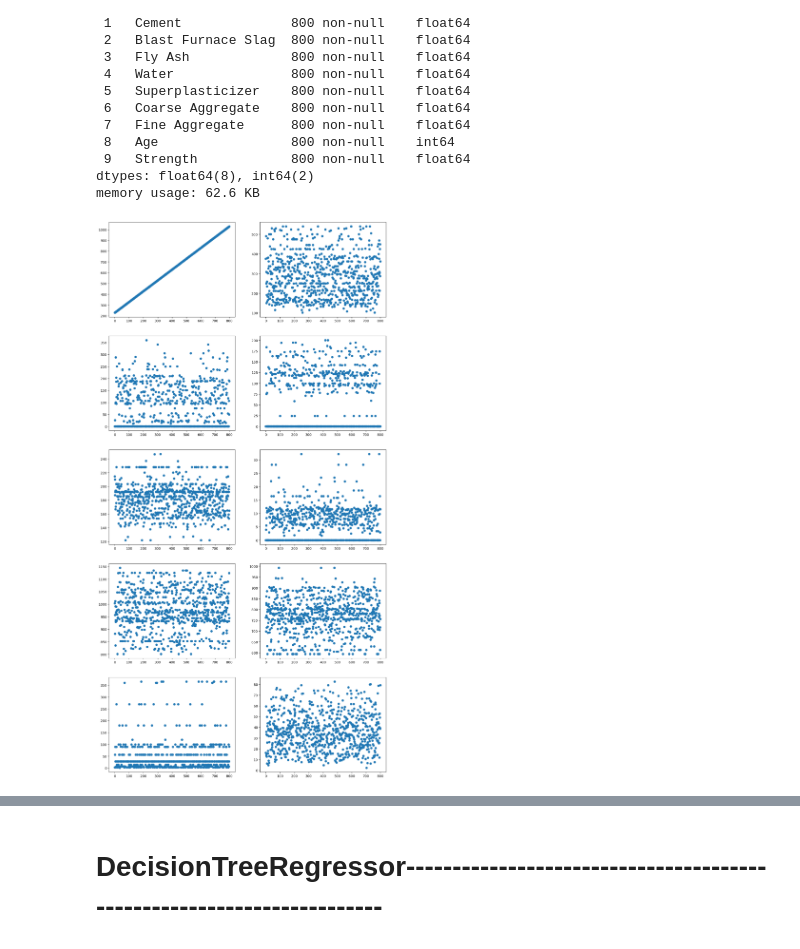
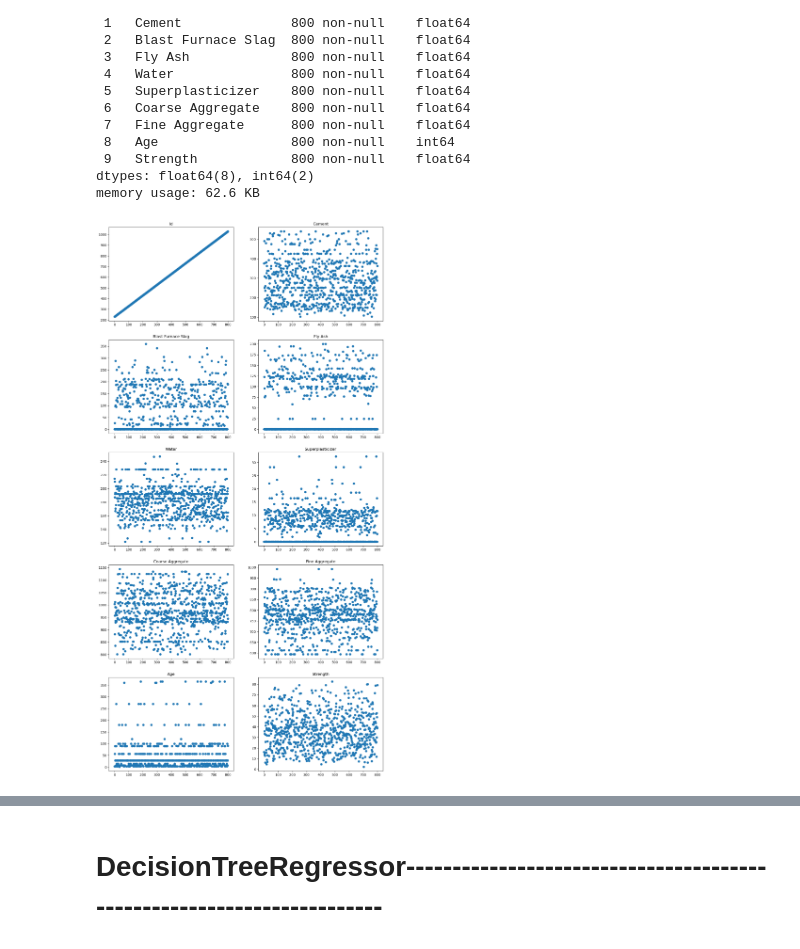
Before and after one commit to InfinityVaL/Machine_Learning, a Jupyter notebook: Skillbox_regression-9.ipynb, the cells around one changed output, grey strips where cells are left out. Drawn from its saved outputs; the diff is of its cells as text; code cells hidden in the pictures.

```diff
--- a/Skillbox_regression-9.ipynb
+++ b/Skillbox_regression-9.ipynb
@@ -68,6 +68,7 @@ memory usage: 62.6 KB
 # %%
 fig, axs = plt.subplots(figsize=(15, 30), nrows=5, ncols=2)
 for ax, col in zip(axs.flat, train.columns):
     ax.scatter(train.index, train[col])
+    ax.set_title(col)
 # %% [output]
-[figure, old version]
+[figure, new version]
```
Also changed, not shown: parts of 32 cells of this notebook.
